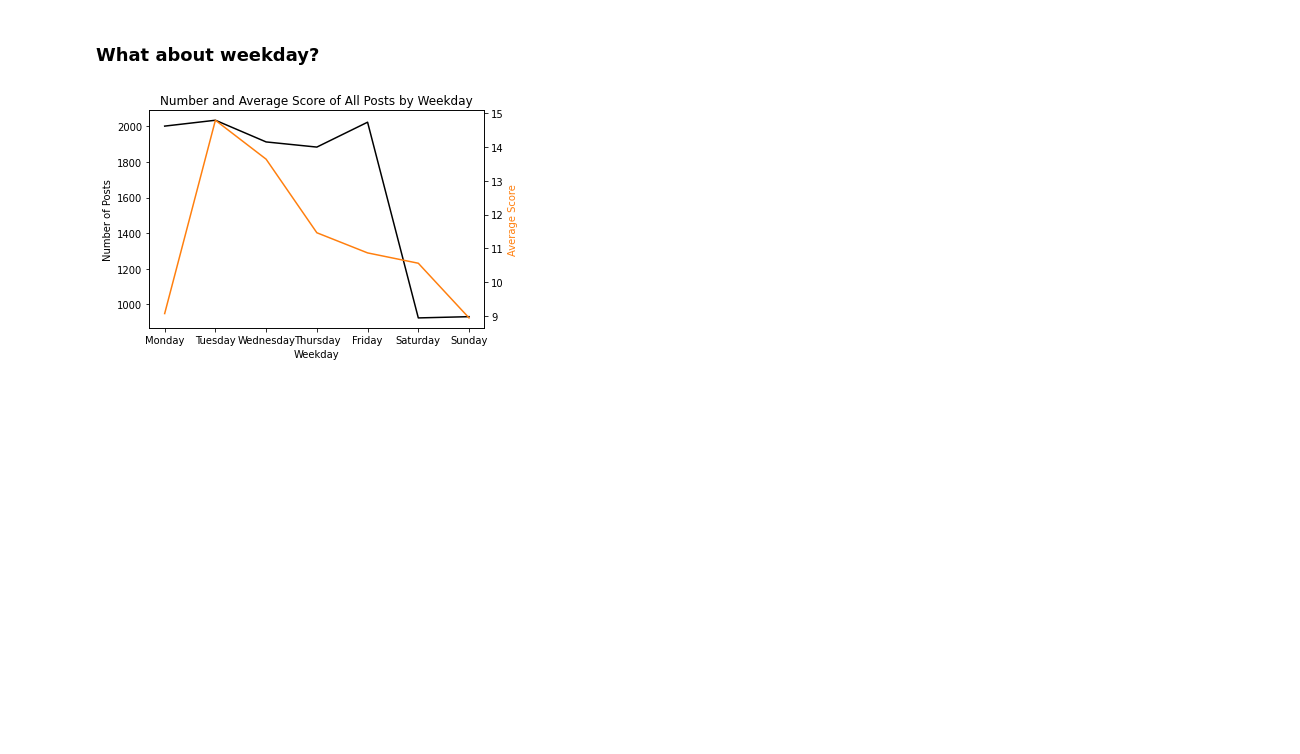
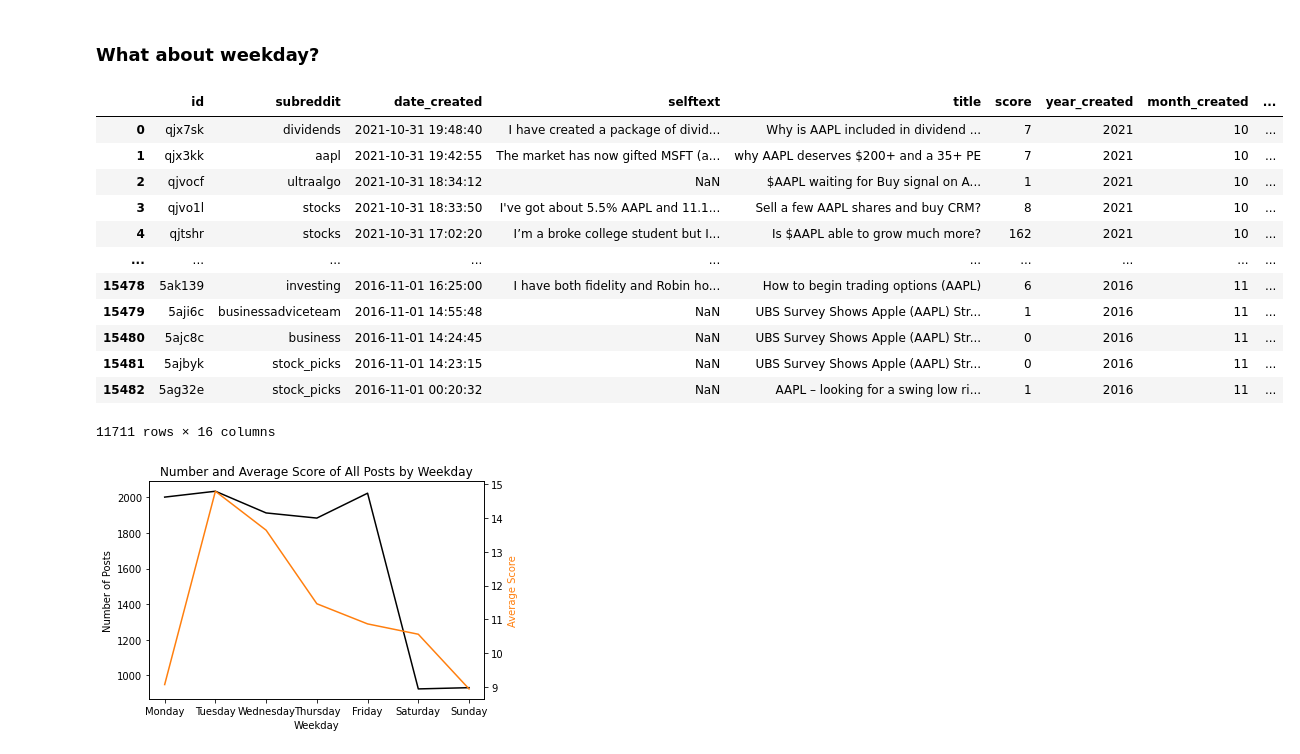
Before and after one commit to JackIHill/DataAnalytics, a Jupyter notebook: Independent/AAPL Analysis/AAPL Stock+Reddit Analysis.ipynb, the cells around one changed output. Drawn from its saved outputs; the diff is of its cells as text; code cells hidden in the pictures; blank space fills up the shorter version.

```diff
--- a/Independent/AAPL Analysis/AAPL Stock+Reddit Analysis.ipynb
+++ b/Independent/AAPL Analysis/AAPL Stock+Reddit Analysis.ipynb
@@ -368,6 +368,22 @@ all_weekday['top_weekday_mean'] = top_weekday.groupby('weekday')['score'].transf
 all_weekday['top_weekday_count'] = top_weekday.groupby('weekday')['id'].transform('count')
 
 weekday_posts = (all_weekday.groupby('weekday').mean().reindex(cats))
+# %%
+all_weekday
+# %% [output]
+|  | id | subreddit | date_created | selftext | title | score | year_created | month_created | ... |
+| 0 | qjx7sk | dividends | 2021-10-31 19:48:40 | I have created a package of divid... | Why is AAPL included in dividend ... | 7 | 2021 | 10 | ... |
+| 1 | qjx3kk | aapl | 2021-10-31 19:42:55 | The market has now gifted MSFT (a... | why AAPL deserves $200+ and a 35+ PE | 7 | 2021 | 10 | ... |
+| 2 | qjvocf | ultraalgo | 2021-10-31 18:34:12 | NaN | $AAPL waiting for Buy signal on A... | 1 | 2021 | 10 | ... |
+| 3 | qjvo1l | stocks | 2021-10-31 18:33:50 | I've got about 5.5% AAPL and 11.1... | Sell a few AAPL shares and buy CRM? | 8 | 2021 | 10 | ... |
+| 4 | qjtshr | stocks | 2021-10-31 17:02:20 | I’m a broke college student but I... | Is $AAPL able to grow much more? | 162 | 2021 | 10 | ... |
+| ... | ... | ... | ... | ... | ... | ... | ... | ... | ... |
+| 15478 | 5ak139 | investing | 2016-11-01 16:25:00 | I have both fidelity and Robin ho... | How to begin trading options (AAPL) | 6 | 2016 | 11 | ... |
+| 15479 | 5aji6c | businessadviceteam | 2016-11-01 14:55:48 | NaN | UBS Survey Shows Apple (AAPL) Str... | 1 | 2016 | 11 | ... |
+| 15480 | 5ajc8c | business | 2016-11-01 14:24:45 | NaN | UBS Survey Shows Apple (AAPL) Str... | 0 | 2016 | 11 | ... |
+| 15481 | 5ajbyk | stock_picks | 2016-11-01 14:23:15 | NaN | UBS Survey Shows Apple (AAPL) Str... | 0 | 2016 | 11 | ... |
+| 15482 | 5ag32e | stock_picks | 2016-11-01 00:20:32 | NaN | AAPL – looking for a swing low ri... | 1 | 2016 | 11 | ... |
+11711 rows × 16 columns
 # %%
 fig, ax = plt.subplots()
 ax2 = ax.twinx()
```
Also changed, not shown: parts of 15 cells of this notebook.
